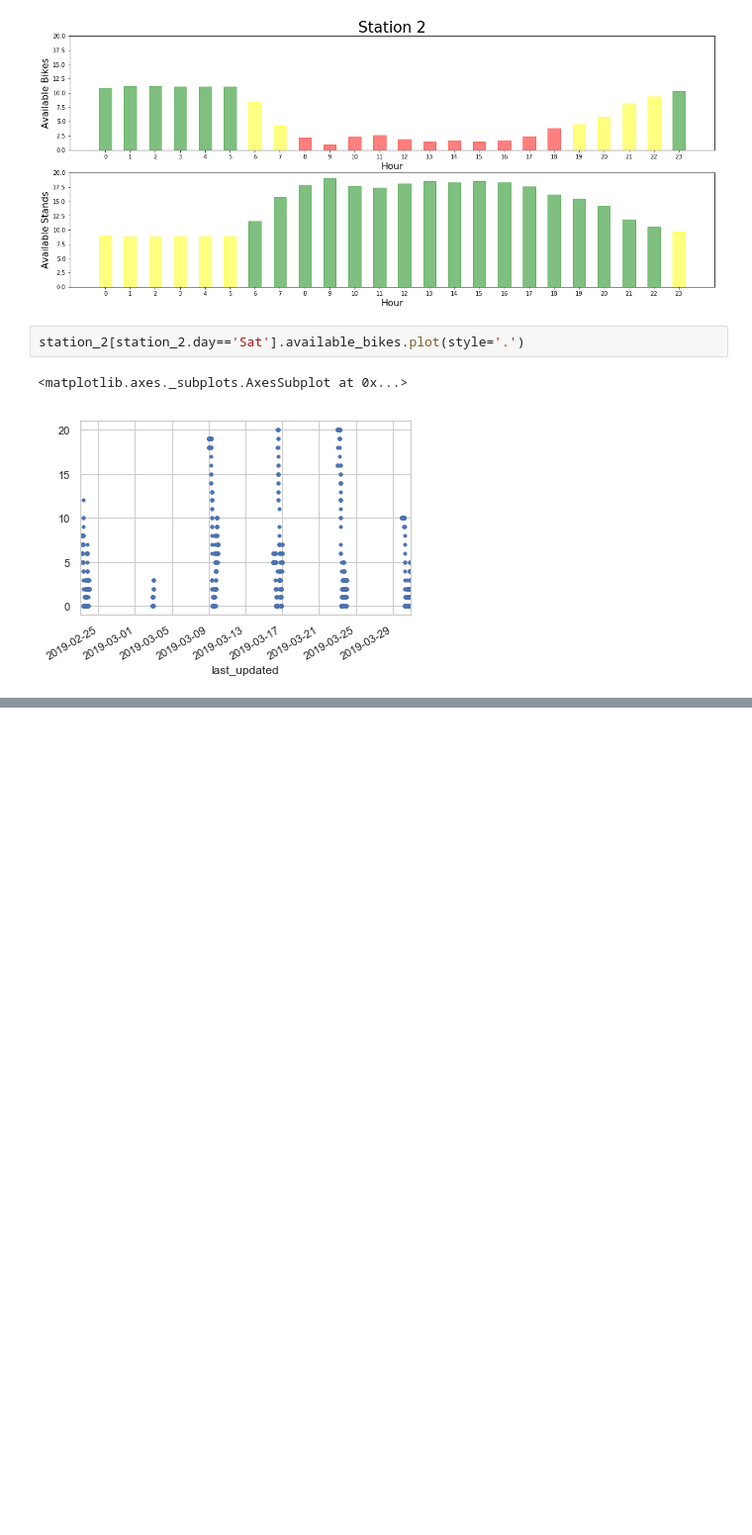
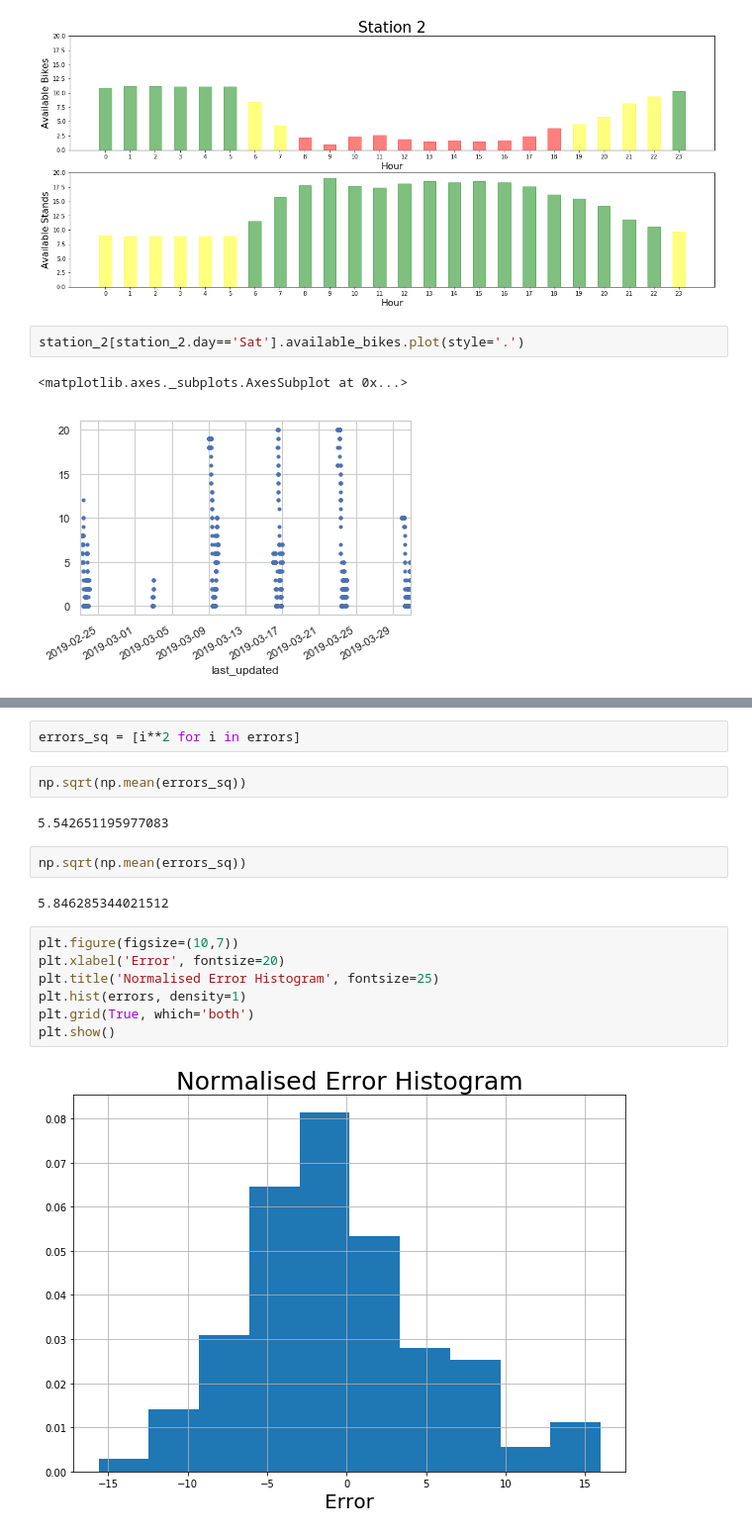
Before and after one commit to seprojectgroup19/main, a Jupyter notebook: Testing Notebook.ipynb, the cells around one changed output, grey strips where cells are left out. Shown at 99% size. Cells and saved outputs as stored; diff of their text form; blank space fills up the shorter version.

```diff
--- a/Testing Notebook.ipynb
+++ b/Testing Notebook.ipynb
@@ -204,0 +240,19 @@ weather_times[1].strftime("%H")
+# %%
+errors_sq = [i**2 for i in errors]
+# %%
+np.sqrt(np.mean(errors_sq))
+# %% [output]
+5.542651195977083
+# %%
+np.sqrt(np.mean(errors_sq))
+# %% [output]
+5.846285344021512
+# %%
+plt.figure(figsize=(10,7))
+plt.xlabel('Error', fontsize=20)
+plt.title('Normalised Error Histogram', fontsize=25)
+plt.hist(errors, density=1)
+plt.grid(True, which='both')
+plt.show()
+# %% [output]
+[figure, added]
```
Also changed, not shown: parts of 24 cells of this notebook, 3 other files.
